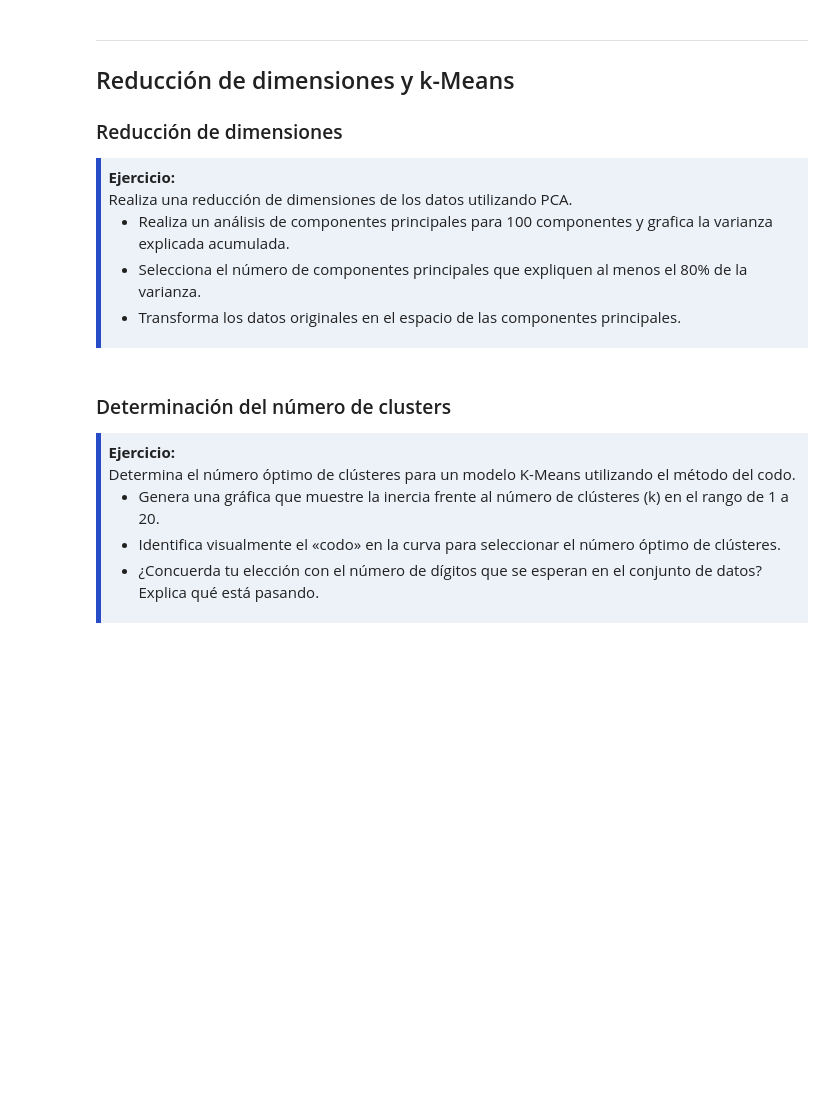
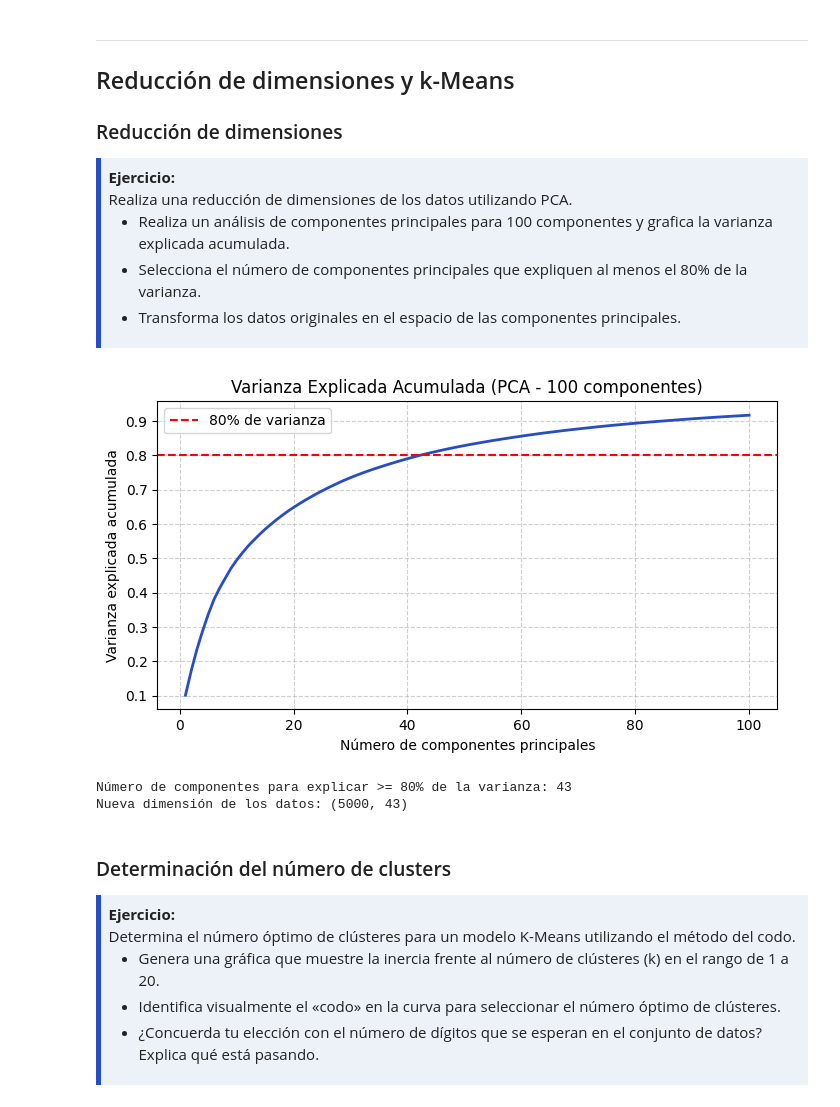
Before and after one commit to JuanEsteban-prog/AprendizajeAutom-ticoInicial, a Jupyter notebook: Talleres/Taller17_Nov/Taller01.ipynb, the cells around one changed output. Drawn from its saved outputs; the diff is of its cells as text; code cells hidden in the pictures; blank space fills up the shorter version.

```diff
--- a/Talleres/Taller17_Nov/Taller01.ipynb
+++ b/Talleres/Taller17_Nov/Taller01.ipynb
@@ -533,6 +559,37 @@ Evalúa objetivamente la calidad de los clústeres:
   <li>Transforma los datos originales en el espacio de las componentes principales.</li>
 </ul>
 </div>
+# %%
+# PCA con 100 componentes
+pca_100 = PCA(n_components=100, random_state=42)
+pca_100.fit(X)
+
+varianza_acumulada = np.cumsum(pca_100.explained_variance_ratio_)
+
+# Graficamos la varianza explicada acumulada
+plt.figure(figsize=(8, 4))
+plt.plot(range(1, 101), varianza_acumulada, color='#264CC7', linewidth=2)
+plt.axhline(y=0.80, color='red', linestyle='--', label='80% de varianza')
+plt.title('Varianza Explicada Acumulada (PCA - 100 componentes)')
+plt.xlabel('Número de componentes principales')
+plt.ylabel('Varianza explicada acumulada')
+plt.legend()
+plt.grid(True, linestyle='--', alpha=0.6)
+plt.show()
+# %% [output]
+[figure, added]
+# %%
+# Seleccionamos el número mínimo de componentes que explican al menos el 80%
+n_comp_80 = np.argmax(varianza_acumulada >= 0.80) + 1
+print(f'Número de componentes para explicar >= 80% de la varianza: {n_comp_80}')
+
+# Transformamos los datos originales
+pca_opt = PCA(n_components=n_comp_80, random_state=42)
+X_pca = pca_opt.fit_transform(X)
+print(f'Nueva dimensión de los datos: {X_pca.shape}')
+# %% [output]
+Número de componentes para explicar >= 80% de la varianza: 43
+Nueva dimensión de los datos: (5000, 43)
 # %% [markdown]
 ### <font color='264CC7'> Determinación del número de clusters </font>
 
```
Also changed, not shown: parts of 15 cells of this notebook.
